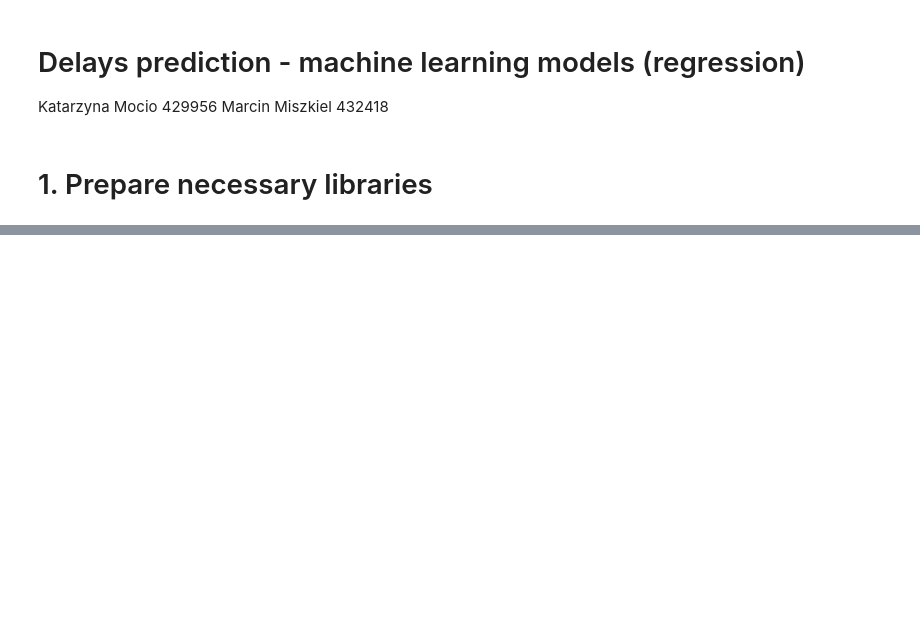
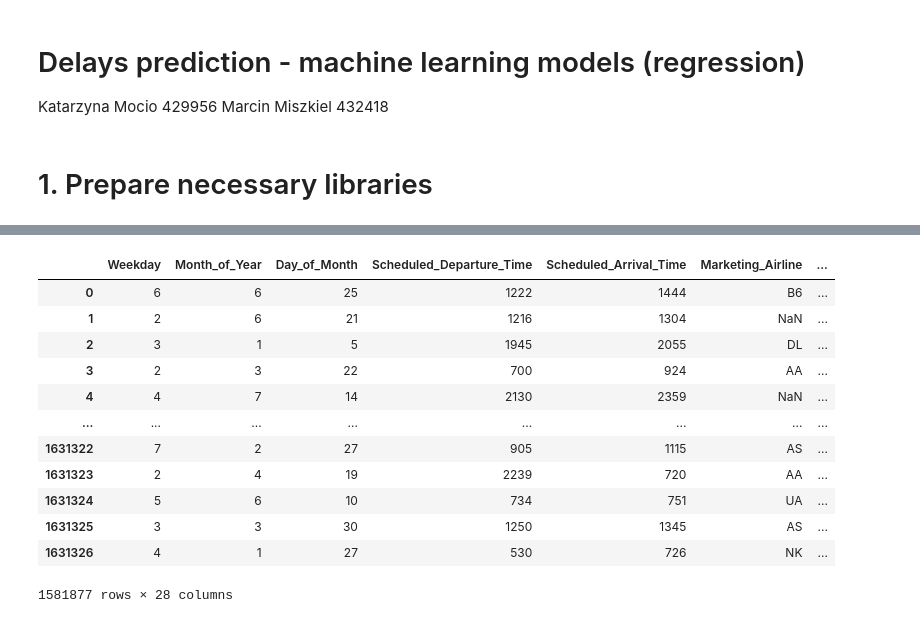
Before and after one commit to mqrcinoo/MachineLearning1Project, a Jupyter notebook: regression.ipynb, the cells around one changed output, grey strips where cells are left out. Drawn from its saved outputs; the diff is of its cells as text; code cells hidden in the pictures; blank space fills up the shorter version.

```diff
--- a/regression.ipynb
+++ b/regression.ipynb
@@ -41,0 +78,4 @@ import sklearn
+# %%
+delays = pd.read_csv('delays_train.csv')
+
+delays.head()
@@ -41,0 +89,17 @@ import sklearn
+# %%
+delays = delays[delays['Flight_Cancelled'] == False]
+delays
+# %% [output]
+|  | Weekday | Month_of_Year | Day_of_Month | Scheduled_Departure_Time | Scheduled_Arrival_Time | Marketing_Airline | ... |
+| 0 | 6 | 6 | 25 | 1222 | 1444 | B6 | ... |
+| 1 | 2 | 6 | 21 | 1216 | 1304 | NaN | ... |
+| 2 | 3 | 1 | 5 | 1945 | 2055 | DL | ... |
+| 3 | 2 | 3 | 22 | 700 | 924 | AA | ... |
+| 4 | 4 | 7 | 14 | 2130 | 2359 | NaN | ... |
+| ... | ... | ... | ... | ... | ... | ... | ... |
+| 1631322 | 7 | 2 | 27 | 905 | 1115 | AS | ... |
+| 1631323 | 2 | 4 | 19 | 2239 | 720 | AA | ... |
+| 1631324 | 5 | 6 | 10 | 734 | 751 | UA | ... |
+| 1631325 | 3 | 3 | 30 | 1250 | 1345 | AS | ... |
+| 1631326 | 4 | 1 | 27 | 530 | 726 | NK | ... |
+1581877 rows × 28 columns
```
Also changed, not shown: parts of 9 cells of this notebook, 2 other files.
